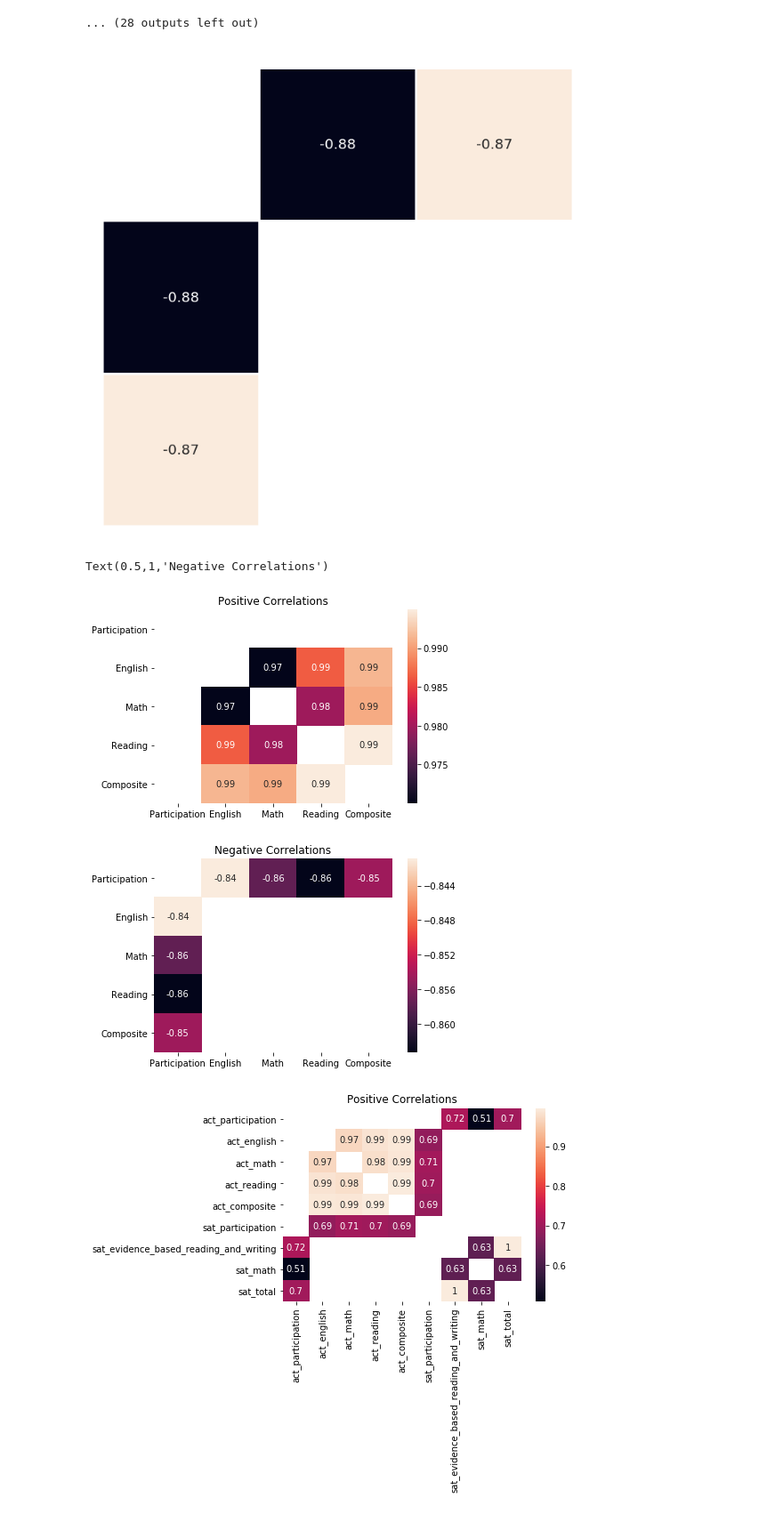
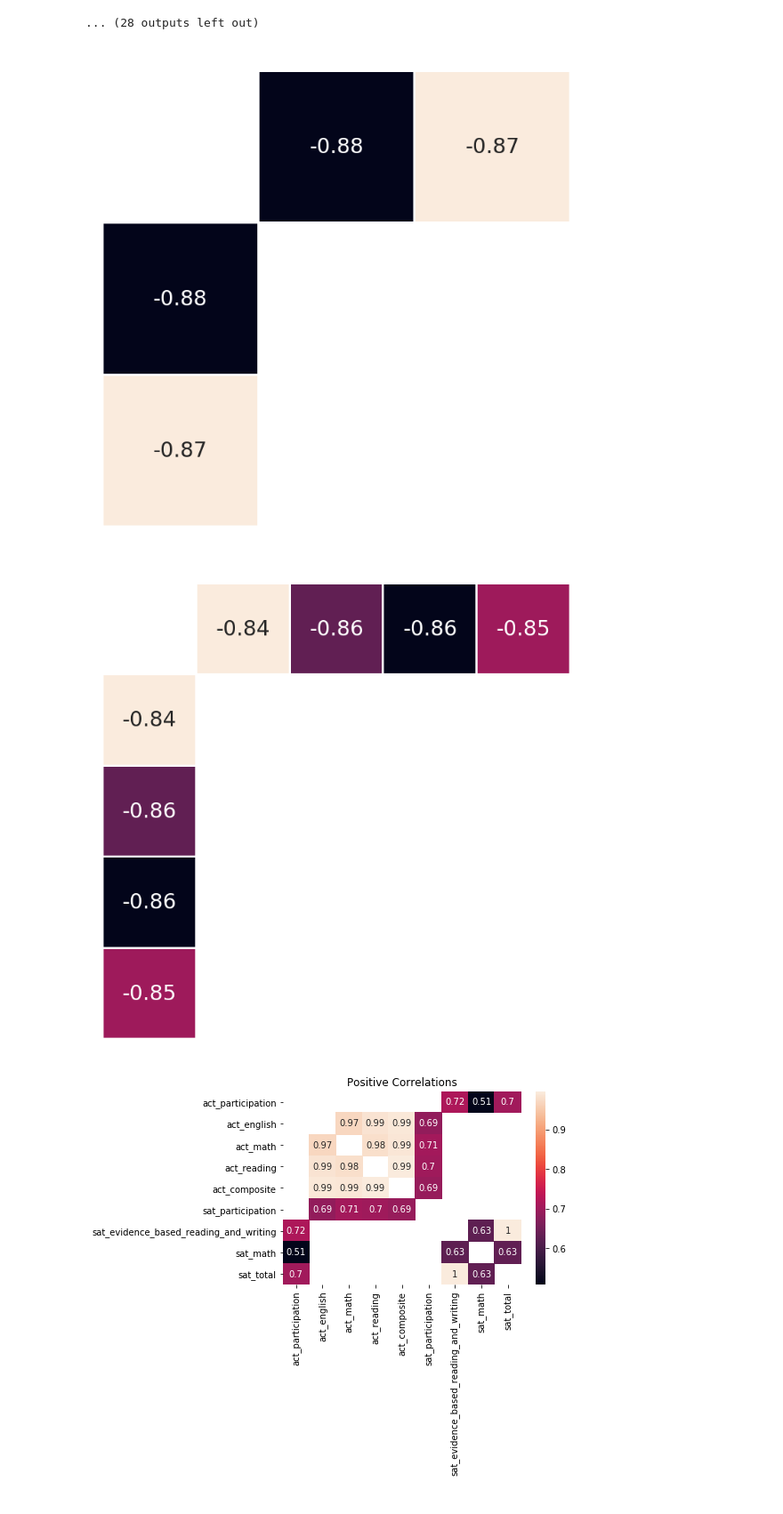
Before and after one commit to rajangdavis/Standardized-Testing-Participation-Exploration, a Jupyter notebook: rajan_davis_la/code/starter-code.ipynb, the cells around one changed output. Shown at 89% size. Saved outputs shown, nothing was run; the diff lists cells and outputs as text; code cells hidden in the pictures.

```diff
--- a/rajan_davis_la/code/starter-code.ipynb
+++ b/rajan_davis_la/code/starter-code.ipynb
@@ -416,27 +416,33 @@ ax.spines['left'].set_color('white')
 ax.spines['right'].set_color('white')
 ax.xaxis.label.set_color('white')
 ax.yaxis.label.set_color('white')
-ax.tick_params(axis='x', colors='white', labelsize=20)
-ax.tick_params(axis='y', colors='white', labelsize=20)
-sns.heatmap(sdc.where(sdc < -.57), annot=True,cbar=False, ax=ax,annot_kws={"size": 20}, linewidths=2, linecolor='white')
-ax.set_title("Negative Correlations", color="white", fontdict={"fontsize" : 25})
+ax.tick_params(axis='x', colors='white')
+ax.tick_params(axis='y', colors='white')
+sns.heatmap(sdc.where(sdc < -.57), annot=True,cbar=False, ax=ax,annot_kws={"size": 30}, linewidths=2, linecolor='white')
+ax.set_title("Negative Correlations", color="white", fontdict={"fontsize" : 30})
 plt.savefig("negative_correlations.png",transparent=True )
 # %% [output]
-[figure, old version]
+[figure, new version]
 # %%
 # Science showed no strong correlations
 adc = act_data.iloc[2:].drop(columns="Science").corr()
+plt.figure(figsize=(12,12))
+plt.tight_layout(pad=0)
+
 ax = plt.axes()
-sns.heatmap(adc.where((adc > .5) & (adc != 1)), annot=True,ax=ax)
-ax.set_title("Positive Correlations");
-plt.figure()
-ax = plt.axes()
-sns.heatmap(adc.where(adc < -.5), annot=True, ax=ax)
-ax.set_title("Negative Correlations")
+ax.spines['bottom'].set_color('white')
+ax.spines['top'].set_color('white')
+ax.spines['left'].set_color('white')
+ax.spines['right'].set_color('white')
+ax.xaxis.label.set_color('white')
+ax.yaxis.label.set_color('white')
+ax.tick_params(axis='x', colors='white')
+ax.tick_params(axis='y', colors='white')
+sns.heatmap(adc.where(adc < -.5), annot=True,cbar=False, ax=ax,annot_kws={"size": 30}, linewidths=2, linecolor='white')
+ax.set_title("Negative Correlations", color="white", fontdict={"fontsize" : 30})
+plt.savefig("negative_correlations_act.png",transparent=True )
 # %% [output]
-Text(0.5,1,'Negative Correlations')
-[figure, old version]
+[figure, new version]
-[figure, removed]
 # %%
 mdc = merged_test_data_copy.iloc[2:].drop(columns=["act_science"]).corr()
 ax = plt.axes()
```
Also changed, not shown: 18 other files.
